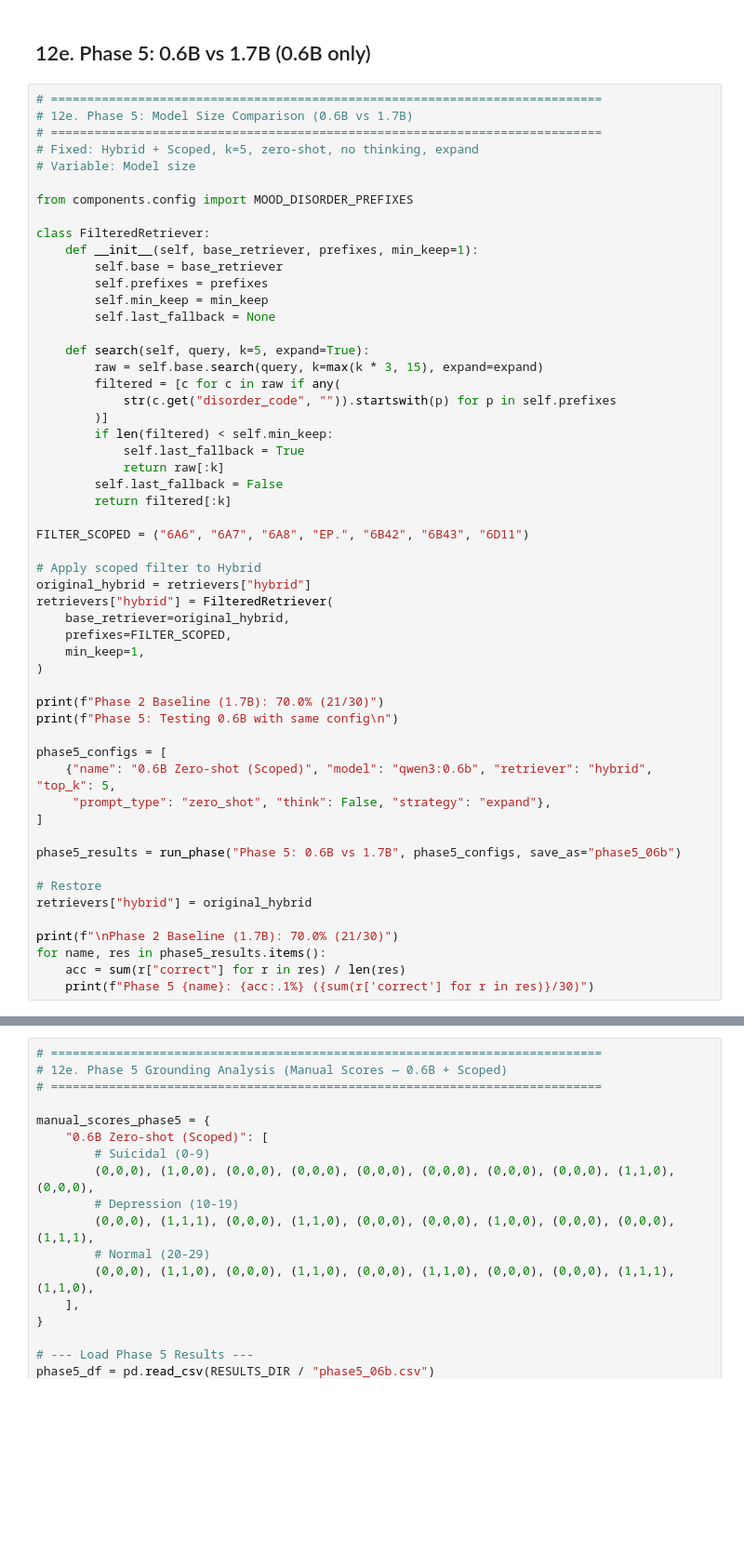
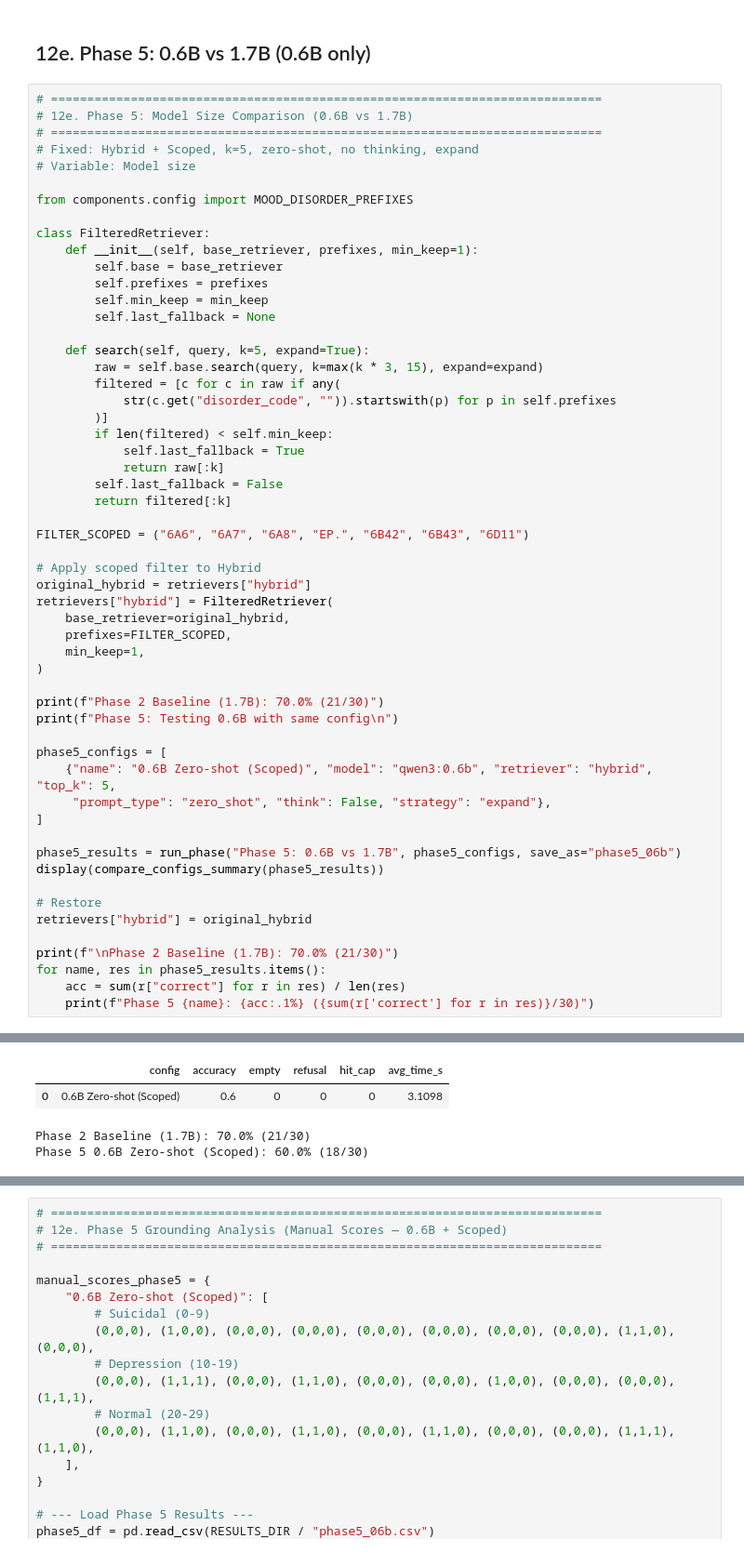
Before and after one commit to Side941/AI-group-project-2026, a Jupyter notebook: notebooks/analysis.ipynb, the cells around one changed output, grey strips where cells are left out. Shown at 93% size. Saved outputs shown, nothing was run; the diff lists cells and outputs as text; blank space fills up the shorter version.

```diff
--- a/notebooks/analysis.ipynb
+++ b/notebooks/analysis.ipynb
@@ -2367,6 +2398,7 @@ phase5_configs = [
 ]
 
 phase5_results = run_phase("Phase 5: 0.6B vs 1.7B", phase5_configs, save_as="phase5_06b")
+display(compare_configs_summary(phase5_results))
 
 # Restore
 retrievers["hybrid"] = original_hybrid
@@ -2396,3 +2428,7 @@ Phase 5 0.6B Zero-shot (Scoped): 60.0% (18/30)
+|  | config | accuracy | empty | refusal | hit_cap | avg_time_s |
+| 0 | 0.6B Zero-shot (Scoped) | 0.6 | 0 | 0 | 0 | 3.1098 |
+Phase 2 Baseline (1.7B): 70.0% (21/30)
+Phase 5 0.6B Zero-shot (Scoped): 60.0% (18/30)
 # %%
 # ============================================================================
 # 12e. Phase 5: Model Size — Full Metrics + McNemar
```
Also changed, not shown: parts of 29 cells of this notebook, 11 other files.
